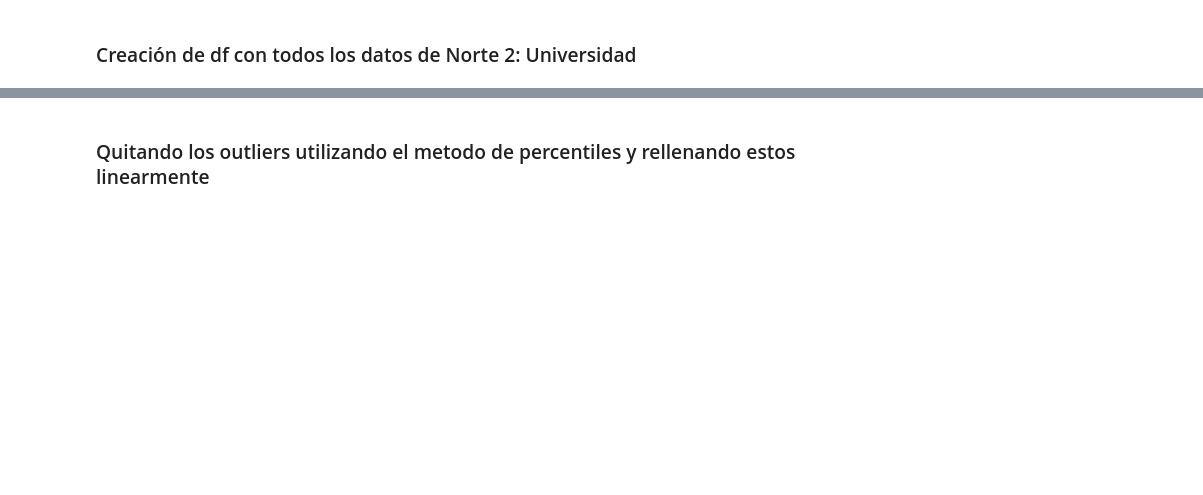
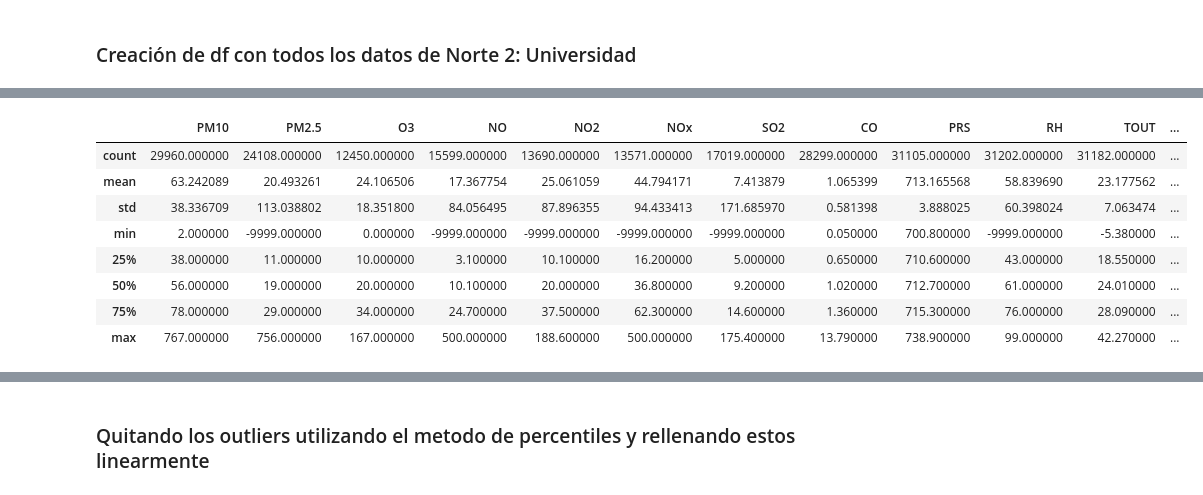
Before and after one commit to DiegoElian02/CienciadeDatosMultivariado, a Jupyter notebook: Datacleaning.ipynb, the cells around one changed output, grey strips where cells are left out. Cells and saved outputs as stored; diff of their text form; code cells hidden in the pictures; blank space fills up the shorter version.

```diff
--- a/Datacleaning.ipynb
+++ b/Datacleaning.ipynb
@@ -27,0 +63,13 @@ dfNorte2.head()
+# %%
+dfMerge = pd.merge(dfNorte2,dfCentro, on = 'date', how = 'outer')
+dfMerge.describe()
+# %% [output]
+|  | PM10 | PM2.5 | O3 | NO | NO2 | NOx | SO2 | CO | PRS | RH | TOUT | ... |
+| count | 29960.000000 | 24108.000000 | 12450.000000 | 15599.000000 | 13690.000000 | 13571.000000 | 17019.000000 | 28299.000000 | 31105.000000 | 31202.000000 | 31182.000000 | ... |
+| mean | 63.242089 | 20.493261 | 24.106506 | 17.367754 | 25.061059 | 44.794171 | 7.413879 | 1.065399 | 713.165568 | 58.839690 | 23.177562 | ... |
+| std | 38.336709 | 113.038802 | 18.351800 | 84.056495 | 87.896355 | 94.433413 | 171.685970 | 0.581398 | 3.888025 | 60.398024 | 7.063474 | ... |
+| min | 2.000000 | -9999.000000 | 0.000000 | -9999.000000 | -9999.000000 | -9999.000000 | -9999.000000 | 0.050000 | 700.800000 | -9999.000000 | -5.380000 | ... |
+| 25% | 38.000000 | 11.000000 | 10.000000 | 3.100000 | 10.100000 | 16.200000 | 5.000000 | 0.650000 | 710.600000 | 43.000000 | 18.550000 | ... |
+| 50% | 56.000000 | 19.000000 | 20.000000 | 10.100000 | 20.000000 | 36.800000 | 9.200000 | 1.020000 | 712.700000 | 61.000000 | 24.010000 | ... |
+| 75% | 78.000000 | 29.000000 | 34.000000 | 24.700000 | 37.500000 | 62.300000 | 14.600000 | 1.360000 | 715.300000 | 76.000000 | 28.090000 | ... |
+| max | 767.000000 | 756.000000 | 167.000000 | 500.000000 | 188.600000 | 500.000000 | 175.400000 | 13.790000 | 738.900000 | 99.000000 | 42.270000 | ... |
```
Also changed, not shown: parts of 19 cells of this notebook, 1 other file.
